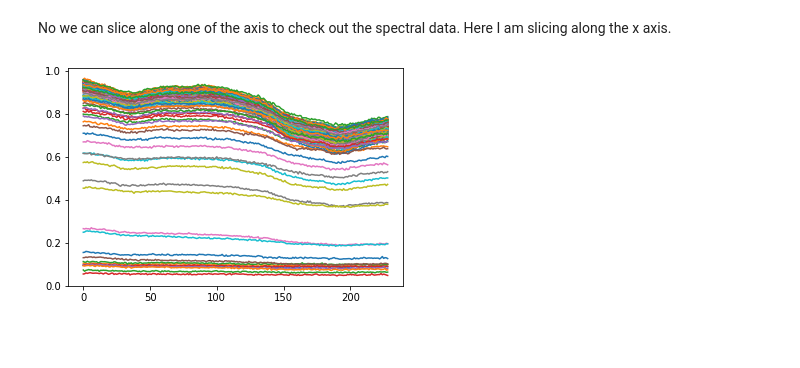
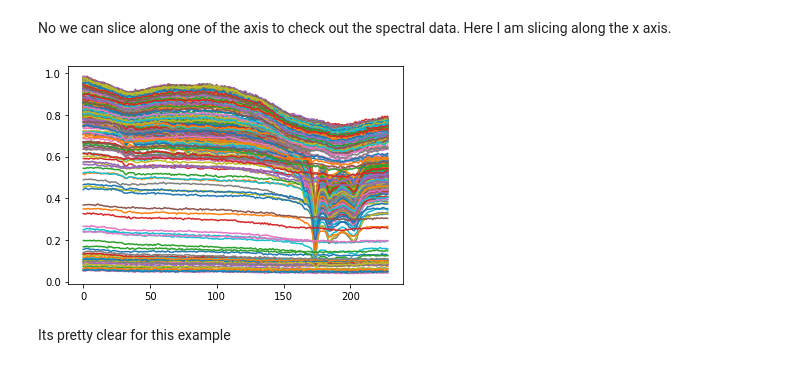
Before and after one commit to KeeganMcWW/ml-projects, a Jupyter notebook: IASIM2016_Challenege_ML.ipynb, the cells around one changed output. Drawn from its saved outputs; the diff is of its cells as text; code cells hidden in the pictures; blank space fills up the shorter version.

```diff
--- a/IASIM2016_Challenege_ML.ipynb
+++ b/IASIM2016_Challenege_ML.ipynb
@@ -111,5 +114,7 @@ def loadmat(filename):
 ### Examining the Data
 # %%
 wheat_gluten_pure = loadmat('/content/data_files/Wheat_Gluten_Pure.mat')
+melamine_pure = loadmat('/content/data_files/Melamine_Pure.mat')
+m_200ppm = loadmat('/content/data_files/M_200ppm.mat')
 # %% [markdown]
 Data is imported with as a dict with nestled dicts. The important dict is the 'z' dictionary, which contains the important information.
@@ -124,7 +133,9 @@ print(x_size, y_size, z_size)
 # %% [output]
 243 244 229
 # %%
-data_mat = np.reshape(wheat_gluten_pure['z']['data'], (x_size, y_size, z_size), order = 'F')
+wheat_gluten_pure_data_mat = np.reshape(wheat_gluten_pure['z']['data'], (x_size, y_size, z_size), order = 'F')
+melamine_pure_data_mat = np.reshape(melamine_pure['z']['data'], (x_size, y_size, z_size), order = 'F')
+m_200ppm_data_mat = np.reshape(m_200ppm['z']['data'], (x_size, y_size, z_size), order = 'F')
 # %% [markdown]
 lets take a look at the image. Here I am just slicing along the z axis. Each pixel is just the intensity at the given spectral point. For example, when z_slice = 0 we are looking at the reflectance instensity at 1120nm for the image.
 # %%
@@ -137,7 +150,11 @@ plt.show()
 No we can slice along one of the axis to check out the spectral data. Here I am slicing along the x axis.
 # %%
 x_slice = 88 #@param {type: "slider", min: 0, max: 243}
-plt.plot(data_mat[x_slice][:][:].T)
+plt.plot(wheat_gluten_pure_data_mat[x_slice][:][:].T)
+plt.plot(melamine_pure_data_mat[x_slice][:][:].T)
+plt.plot(m_200ppm_data_mat[x_slice][:][:].T)
 plt.show()
 # %% [output]
-[figure, old version]
+[figure, new version]
+# %% [markdown]
+Its pretty clear for this example
```
Also changed, not shown: parts of 6 cells of this notebook.
